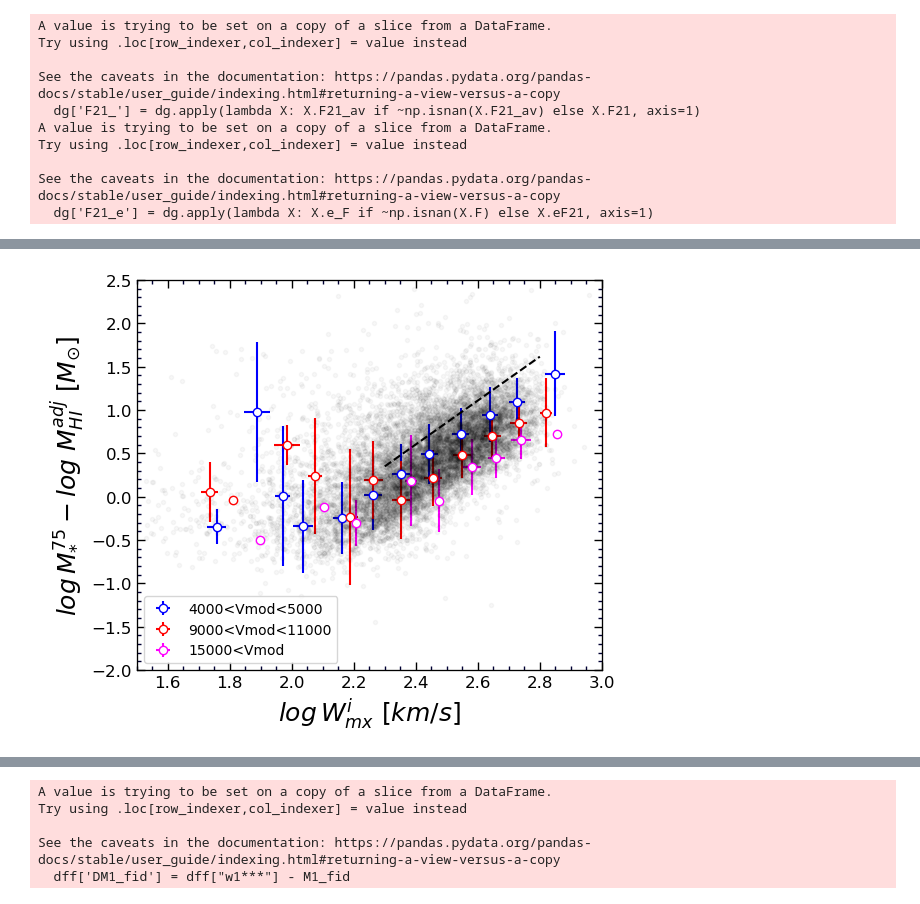
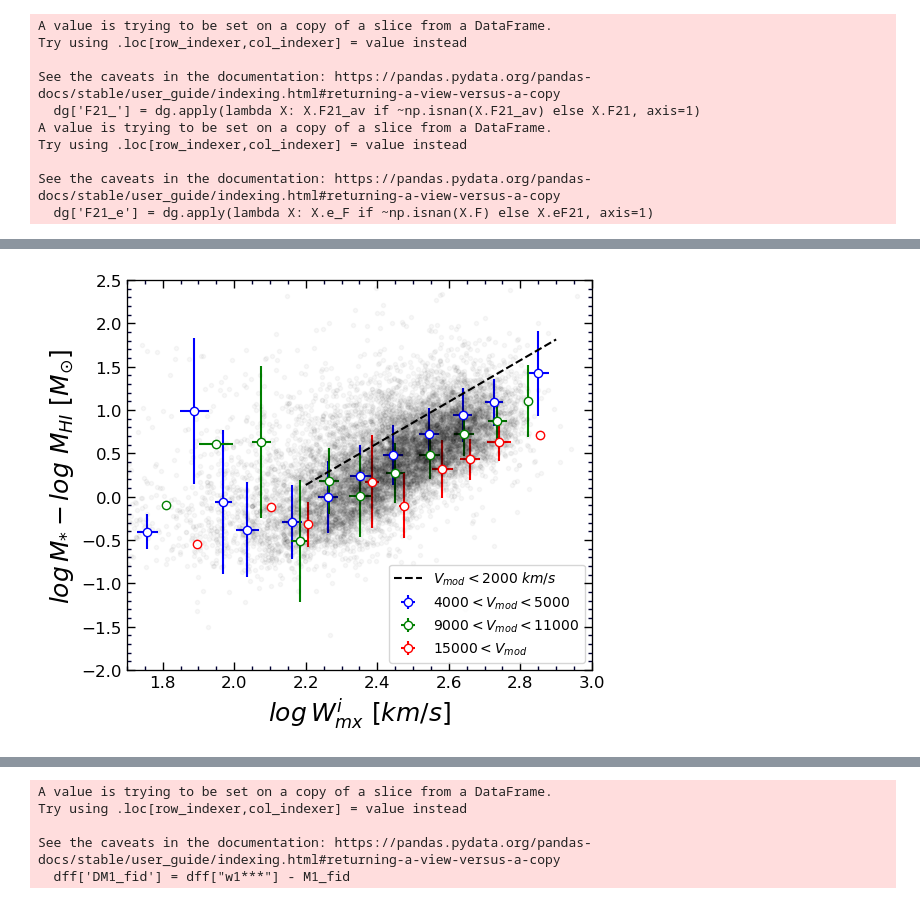
Before and after one commit to ekourkchi/test_TFRcatal, a Jupyter notebook: BTFR_W1.ipynb, the cells around one changed output, grey strips where cells are left out. Drawn from its saved outputs; the diff is of its cells as text; code cells hidden in the pictures.

```diff
--- a/BTFR_W1.ipynb
+++ b/BTFR_W1.ipynb
@@ -78,8 +78,8 @@ df['Mg_75'] = df['g***'] - df.DM_75
 df['Mr_75'] = df['r***'] - df.DM_75
 df['Mi_75'] = df['i***'] - df.DM_75
 df['Mz_75'] = df['z***'] - df.DM_75
-df['M1_75'] = np.asarray([np.float64(x) for x in df['w1'].values]) - df.DM_75.values
-df['M2_75'] = np.asarray([np.float64(x) for x in df['w2'].values]) - df.DM_75.values
+df['M1_75'] = np.asarray([np.float64(x) for x in df['w1***'].values]) - df.DM_75.values
+df['M2_75'] = np.asarray([np.float64(x) for x in df['w2***'].values]) - df.DM_75.values
 
 df['gi'] = df['g***'] - df['i***']
 
@@ -181,8 +181,12 @@ gamma = np.log10(0.5) + 0.4*5.91
 df['logMs_W1'] = gamma - 0.4*df['M1_75']
 df['Ms_W1'] = 10**df.logMs_W1
 
-alfa = 0.3586
-beta = 1.6479
+# alfa = 0.3467
+# beta = 1.6527
+
+alfa = 0.4356745719231558
+beta = 1.5772902772798747
+
 df['logMs_i'] = beta + alfa*df.gi - 0.4*df['Mi_75']
 df['Ms_i'] = 10**df.logMs_i
 
@@ -223,7 +227,7 @@ Vmod = dff.Vmod.values
 
 ax.plot(X0, Y0, 'k.', alpha=0.03)
 
-label='4000<Vmod<5000'
+label=r'$4000<V_{mod}<5000$'
 ind, = np.where((Vmod>4000)&(Vmod<5000))
 X = X0[ind]
 Y = Y0[ind]
@@ -246,9 +250,32 @@ for i in np.arange(1.7,2.9,0.1):
                     color='blue', ms=6, mfc='white', label=labe)
 
 
-label='9000<Vmod<11000'
+label=r'$9000<V_{mod}<11000$'
 lab = True
-ind, = np.where((Vmod>9000)&(Vmod<11000))
+ind, = np.where((Vmod>9000)&(Vmod<10000))
+X = X0[ind]
+Y = Y0[ind]
+for i in np.arange(1.7,2.9,0.1):
+    xp = []
+    yp = []
+    for ii in range(len(X)):
+        xi = X[ii]
+        if xi>=i and xi<i+0.1:
+            xp.append(xi)
+            yp.append(Y[ii])
+    if len(xp)>0:
+        if lab:
+            labe = label
+            lab = False
+        else:
+            labe=None
+        ax.errorbar(np.median(xp), np.median(yp), yerr=np.std(yp), xerr=np.std(xp), fmt='o',
+                    color='green', ms=6, mfc='white', label=labe)
+
+
+label=r'$15000<V_{mod}$'
+lab = True
+ind, = np.where((Vmod>15000))
 X = X0[ind]
 Y = Y0[ind]
 for i in np.arange(1.7,2.9,0.1):
@@ -268,46 +295,22 @@ for i in np.arange(1.7,2.9,0.1):
         ax.errorbar(np.median(xp), np.median(yp), yerr=np.std(yp), xerr=np.std(xp), fmt='o',
                     color='red', ms=6, mfc='white', label=labe)
 
-
-label='15000<Vmod'
-lab = True
-ind, = np.where((Vmod>9000)&(Vmod<11000))
-X = X0[ind]
-Y = Y0[ind]
-ind, = np.where((Vmod>15000))
-X = X0[ind]
-Y = Y0[ind]
-for i in np.arange(1.7,2.9,0.1):
-    xp = []
-    yp = []
-    for ii in range(len(X)):
-        xi = X[ii]
-        if xi>=i and xi<i+0.1:
-            xp.append(xi)
-            yp.append(Y[ii])
-    if len(xp)>0:
-        if lab:
-            labe = label
-            lab = False
-        else:
-            labe=None
-        ax.errorbar(np.median(xp), np.median(yp), yerr=np.std(yp), xerr=np.std(xp), fmt='o',
-                    color='magenta', ms=6, mfc='white', label=labe)
-
 ax.set_xlabel(r'$log \/ W_{mx}^i \/\/[km/s]$', fontsize=18)
-ax.set_ylabel(r'$log \/ M_{*}^{75}-log \/\/ M_{HI}^{adj} \/\/ [M_{\odot}]$', fontsize=18)
-set_axes(ax, (1.5,3), (-2,2.5), fontsize=12)
-
-ax.legend()
+ax.set_ylabel(r'$log \/ M_{*}-log \/\/ M_{HI} \/\/ [M_{\odot}]$', fontsize=18)
+set_axes(ax, (1.7,3), (-2,2.5), fontsize=12)
 
 
-x = np.linspace(2.3, 2.8, 100)
-ind, = np.where((X0>2.3)&(dff.Vmod>0)&(dff.Vmod<2000)&(X0<2.8))
+
+
+x = np.linspace(2.2, 2.9, 100)
+ind, = np.where((X0>2.2)&(dff.Vmod>0)&(dff.Vmod<2000)&(X0<2.9))
 fit, cov = curve_fit(linear, X0[ind], Y0[ind])
 m, b = fit[0], fit[1]
-ax.plot(x, m*x + b, '--', color='k')
+ax.plot(x, m*x + b, '--', color='k', label=r'$V_{mod}<2000 \/\/ km/s$')
 
 print(m,b)
 # m = 2.3548648770909377
 # b = -5.000227567400469
+
+ax.legend()
 # %% [output]
@@ -315,4 +319,4 @@ print(m,b)
-[figure, old version]
+[figure, new version]
 # %%
 fig = py.figure(figsize=(5,5), dpi=100)
 fig.subplots_adjust(wspace=0, top=0.9, bottom=0.12, left=0.05, right=0.98)
```
Also changed, not shown: parts of 12 cells of this notebook, 4 other files.
